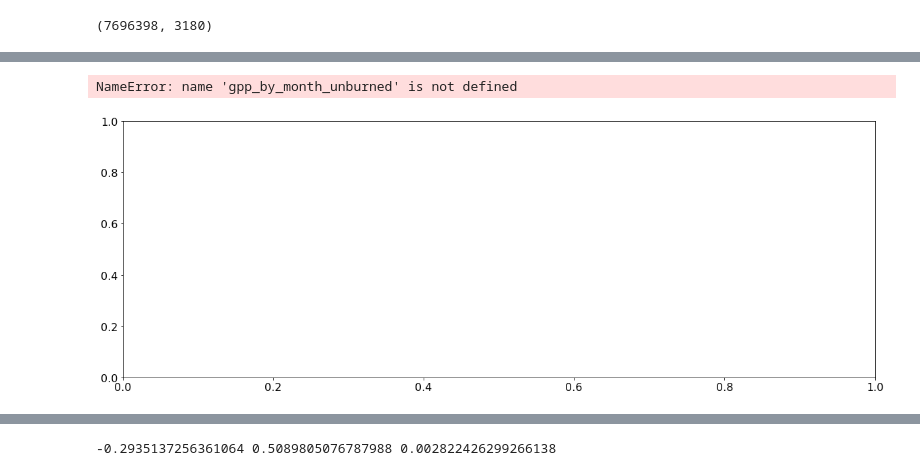
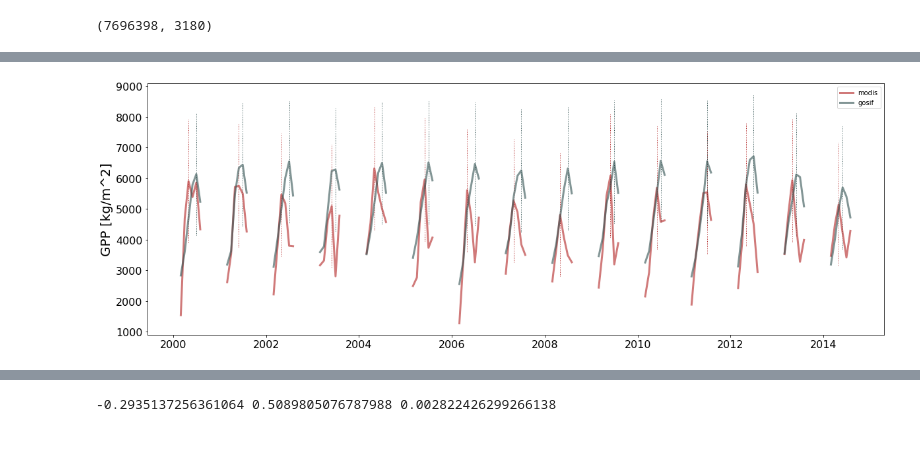
Before and after one commit to mariannecowherd/pe_snow_fires, a Jupyter notebook: scripts/avhrr_ndvi.ipynb, the cells around one changed output, grey strips where cells are left out. Saved outputs shown, nothing was run; the diff lists cells and outputs as text; code cells hidden in the pictures; blank space fills up the shorter version.

Commit message:
tuesday april 12

```diff
--- a/scripts/avhrr_ndvi.ipynb
+++ b/scripts/avhrr_ndvi.ipynb
@@ -32,7 +32,7 @@ for i in sn_watersheds.index:
 [figure]
 # %%
 # san joaquin watershed
-targets = ['Upper San Joaquin','Upper Tuolumne']
+targets = ['Upper San Joaquin'] #,'Upper Tuolumne']
 names = sn_watersheds.name
 tmp =[names[i] in targets for i in range(len(names))]
 idx = np.arange(44)[tmp]
@@ -109,6 +109,7 @@ f,ax=plt.subplots(1,1, figsize=(10,12))
 # sn_watersheds.boundary.plot(ax=ax)
 colors = ['blue','red','orange','green']
 fires = gpd.read_file(data_dir+'firebounds_sn.gdf')
+creek = gpd.read_file(home_dir + 'creek.shp')
 swe = rxr.open_rasterio(data_dir + 'max_swe/max_swe'+str(2005)+'.tif')
 swe = swe.rio.write_crs(sn_watersheds.crs)
 swe.plot(ax=ax,cmap = 'Blues',vmin=0,vmax=2000)
@@ -129,11 +130,12 @@ for i,targets in enumerate(targets_all):
         # sheds = sheds.to_crs(epsg=3857)
     #sheds.plot(ax=axs[i], color = colors[i],alpha = 0.7)
 
-    sheds.boundary.plot(ax=ax, color = colors[i],alpha = 1,linewidth=2)
+    sheds.boundary.plot(ax=ax, color = colors[i],alpha = 1,linewidth=1)
     fires = fires.to_crs(sheds.crs)
     fires_in = gpd.sjoin(fires,sheds)
     fires_in.geometry.plot(ax=ax,alpha=1,color='k',label ='fire boundaries')
     #fires_in.boundary.plot(ax=ax,color='k',linewidth=0.3)
+creek.plot(ax=ax,color='purple',alpha=1,linewidth =2)
 ax.set_xbound([-122,-117.5])
 ax.set_ybound([35.2,40.7])
 cx.add_basemap(ax,crs = sheds.crs,source=cx.providers.Stamen.Terrain)
@@ -592,36 +675,69 @@ KeyError: 'gpp_tot_dev_burned'
 # %%
+alpha = 0.6
+fn = 'sj_modis'
+with open(pe_data_dir + fn + '.pkl', 'rb') as file:
+            data2 = pickle.load(file)
+
+gpp_by_month_burned = data2['gpp_by_month_burned']
+gpp_by_month_unburned = data2['gpp_by_month_unburned']
+gpp_by_month = data2['gpp_by_month']
+
+months = range(3,9)
+texts = ['March', 'April','May','June','July','August','September']
+midx = [m-1 for m in months]
+
+
+handles,labels = [],[]
 f,ax=plt.subplots(figsize=(20,7))
-for yr in range(2000,2015):
-    months = range(3,9)
-    midx = [m-1 for m in months]
+'''for yr in range(2000,2015):
     data= gpp_by_month_unburned[yr-2000,midx]
     dates = [datetime.datetime(yr,m,1) for m in months]
     ax.plot(dates,data,'k-')
-    ax.scatter(dates,data,c=range(6), cmap='BrBG',s=130, zorder=2.5)
+    ax.scatter(dates,data,c=range(6), cmap='BrBG',s=130, zorder=2.5)'''
 
-for yr in range(2000,2015):
-    months = range(3,9)
-    midx = [m-1 for m in months]
+'''for yr in range(2000,2015):
     data= gpp_by_month_burned[yr-2000,midx]
     dates = [datetime.datetime(yr,m,1) for m in months]
     ax.plot(dates,data,'k-')
-    ax.scatter(dates,data,c=range(6), cmap='Reds',s=130, zorder=2.5)
+    ax.scatter(dates,data,c=range(6), cmap='Reds',s=130, zorder=2.5)'''
 
+for yr in range(2000,2015):
+    data= gpp_by_month[yr-2000,midx]
+    dates = [datetime.datetime(yr,m,1) for m in months]
+    data = data*10
+    ax.plot(dates,data,'-',color='firebrick',alpha = alpha,label = 'modis')
+    idx = np.nanargmax(data)
+    ax.vlines(dates[idx],data[idx]-2000,data[idx]+2000,color = 'firebrick',linewidth=1,linestyle=':')
+    #ax.scatter(dates,data,c=range(len(dates)), cmap='BrBG',s=130, zorder=2.5)
+# ax.plot(dates,data*10,'-',color='k',alpha = 1,label = 'modis')
 
-months = range(3,9)
-texts = ['March','April','May','June','July','August']
-midx = [m-1 for m in months]
-n=350
-data= [n,n,n,n,n,n]
-yr = 2008
+yr = 2006
 dates = [datetime.datetime(yr+m,m,1) for m in months]
-ax.plot(midx,data,'k-')
-ax.scatter(midx,data,c=range(6), cmap='BrBG',s=130, zorder=2.5)
+n=1.4 * np.nanmax(data)
+ydot = [n for i in range(len(dates))]
+#ax.plot(dates,ydot,'k-')
+#ax.scatter(dates,ydot,c=range(len(dates)), cmap='BrBG',s=130, zorder=2.5)
+#for i in range(len(midx)):
+#    ax.text(dates[i]+datetime.timedelta(days=-90),ydot[i]-250,texts[i],size=12)
 
-for i in range(len(midx)):
-    ax.text(midx[i]-0.45,data[i]-0.0025,texts[i],size=12)
+fn = 'sj_gosif'
+with open(pe_data_dir + fn + '.pkl', 'rb') as file:
+            data2 = pickle.load(file)
 
+gpp_by_month_burned = data2['gpp_by_month_burned']
+gpp_by_month_unburned = data2['gpp_by_month_unburned']
+gpp_by_month = data2['gpp_by_month']
+for yr in range(2000,2015):
+    data= gpp_by_month[yr-2000,midx]
+    dates = [datetime.datetime(yr,m,1) for m in months]
+    ax.plot(dates,data,'-',color='darkslategray',alpha = alpha,label = 'gosif')
+    idx = np.nanargmax(data)
+    ax.vlines(dates[idx],data[idx]-2000,data[idx]+2000,color = 'darkslategray',linewidth=1,linestyle=':')
+handles,labels = ax.get_legend_handles_labels()
+
+# ax.plot(dates,data,'-',color='firebrick',alpha = 1,label = 'gosif')
+ax.legend(handles = [handles[1],handles[-1]],labels = [labels[1],labels[-1]])
+ax.set_ylabel('GPP [kg/m^2]')
 plt.show()
 # %% [output]
-NameError: name 'gpp_by_month_unburned' is not defined
-[figure, old version]
+[figure, new version]
```
Also changed, not shown: parts of 14 cells of this notebook, 2 other files.
